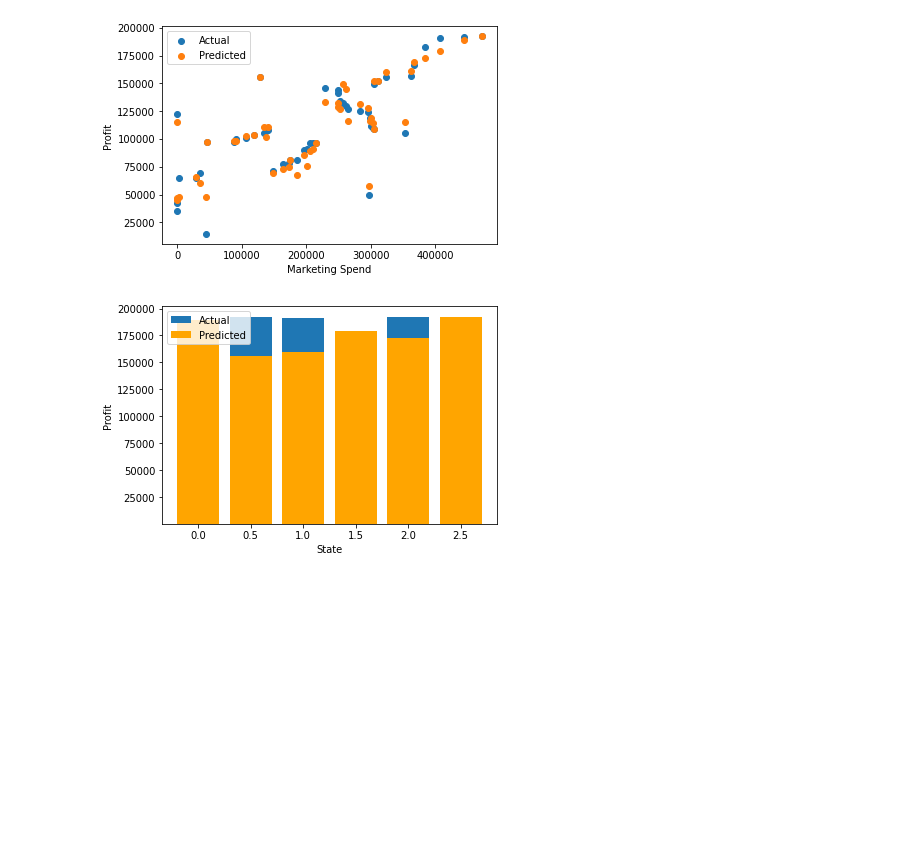
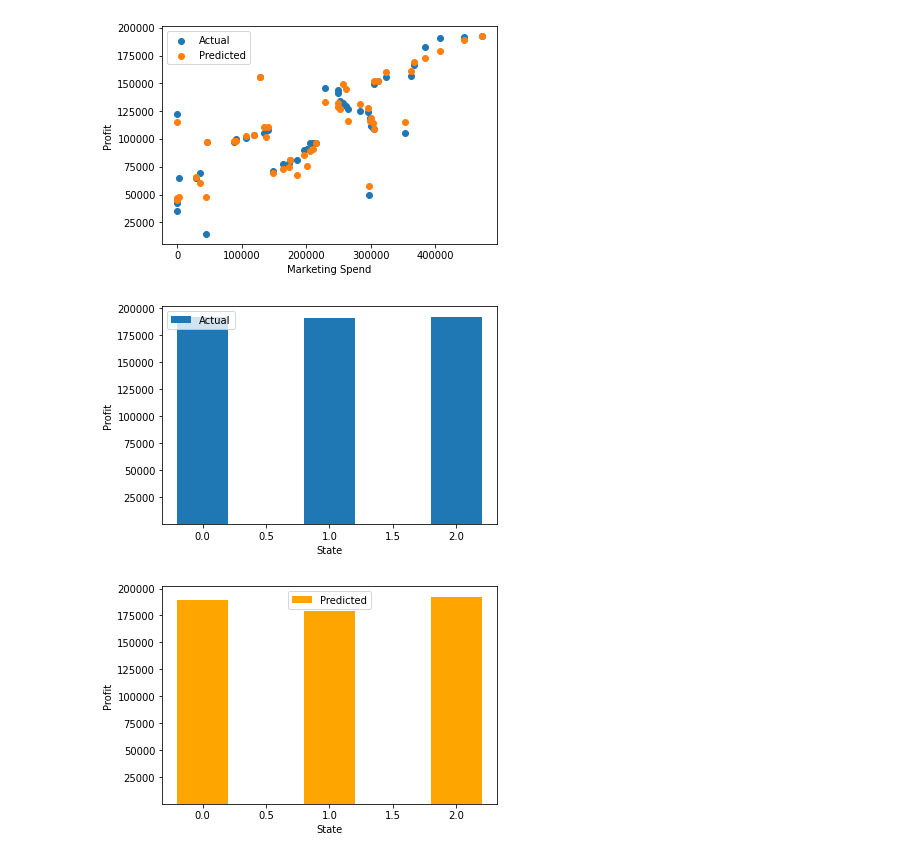
Before and after one commit to pratyush-kr/DA-MINI-PROJECT, a Jupyter notebook: MultipleLinearRegression.ipynb, the cells around one changed output. Saved outputs shown, nothing was run; the diff lists cells and outputs as text; code cells hidden in the pictures; blank space fills up the shorter version.

```diff
--- a/MultipleLinearRegression.ipynb
+++ b/MultipleLinearRegression.ipynb
@@ -95,14 +95,15 @@ plt.legend(['Actual', 'Predicted'])
 # %%
 X_axis = np.arange(len(X))
 plt.bar(dataset['State'], dataset['Profit'], 0.4, X_axis - 0.2)
 plt.xlabel("State")
 plt.ylabel("Profit")
 plt.legend(['Actual', 'Predicted'])
 plt.show()
 plt.bar(dataset['State'], regressor.predict(X), 0.4, X_axis - 0.2, color='orange')
-# plt.xlabel("State")
-# plt.ylabel("Profit")
-# plt.legend(['Predicted'])
-# plt.show()
+plt.xlabel("State")
+plt.ylabel("Profit")
+plt.legend(['Predicted'])
+plt.show()
 # %% [output]
-[figure, old version]
+[figure, new version]
+[figure, added]
```
